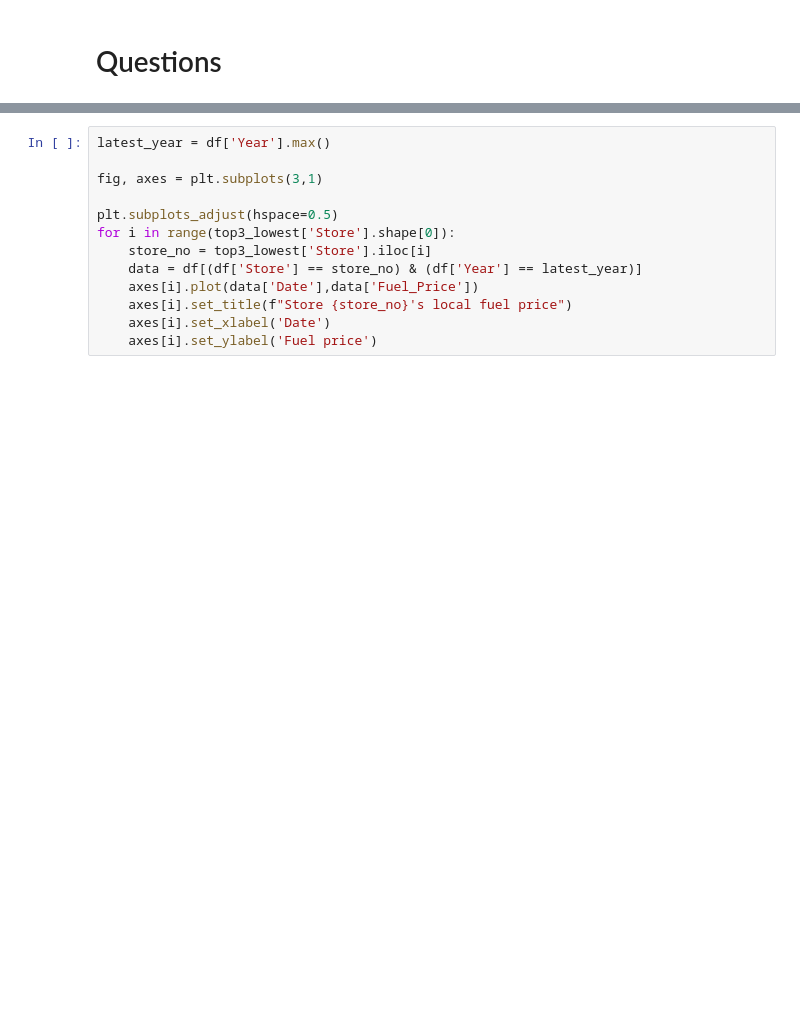
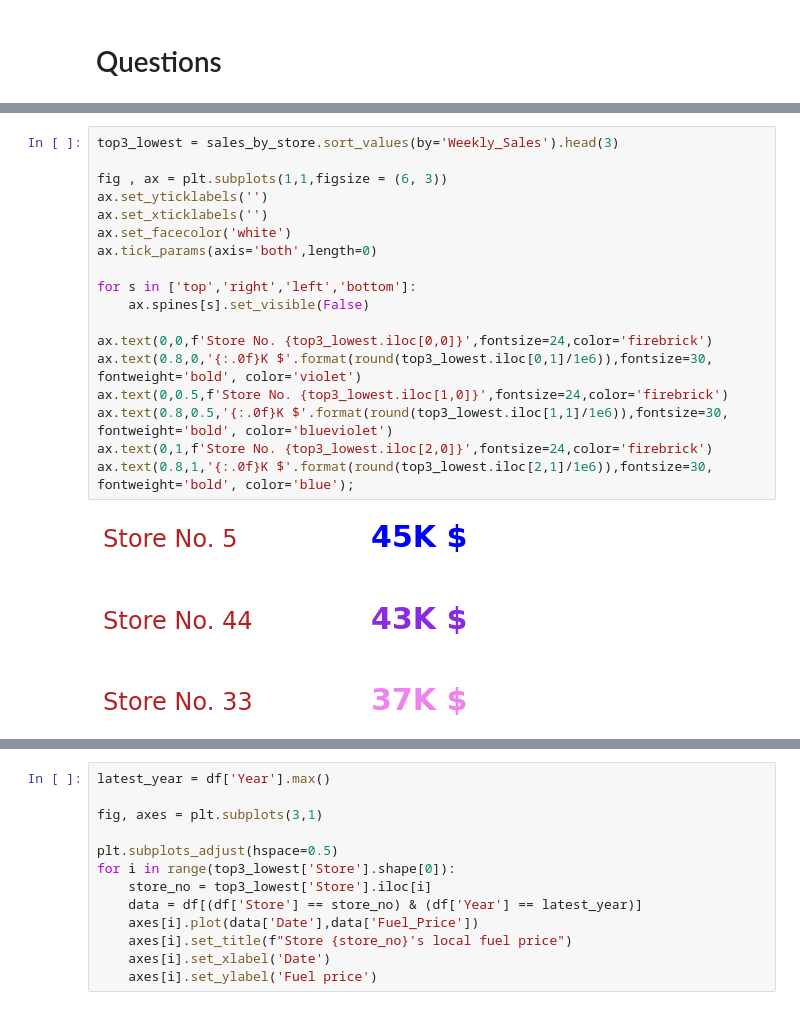
Before and after one commit to ndkhoa0704/DS-Tech-Final, a Jupyter notebook: khoanguyen.ipynb, the cells around one changed output, grey strips where cells are left out. Cells and saved outputs as stored; diff of their text form; blank space fills up the shorter version.

```diff
--- a/khoanguyen.ipynb
+++ b/khoanguyen.ipynb
@@ -80,0 +73,20 @@ top3_lowest
+# %%
+top3_lowest = sales_by_store.sort_values(by='Weekly_Sales').head(3)
+
+fig , ax = plt.subplots(1,1,figsize = (6, 3))
+ax.set_yticklabels('')
+ax.set_xticklabels('')
+ax.set_facecolor('white')
+ax.tick_params(axis='both',length=0)
+
+for s in ['top','right','left','bottom']:
+    ax.spines[s].set_visible(False)
+
+ax.text(0,0,f'Store No. {top3_lowest.iloc[0,0]}',fontsize=24,color='firebrick')
+ax.text(0.8,0,'{:.0f}K $'.format(round(top3_lowest.iloc[0,1]/1e6)),fontsize=30, fontweight='bold', color='violet')
+ax.text(0,0.5,f'Store No. {top3_lowest.iloc[1,0]}',fontsize=24,color='firebrick')
+ax.text(0.8,0.5,'{:.0f}K $'.format(round(top3_lowest.iloc[1,1]/1e6)),fontsize=30,  fontweight='bold', color='blueviolet')
+ax.text(0,1,f'Store No. {top3_lowest.iloc[2,0]}',fontsize=24,color='firebrick')
+ax.text(0.8,1,'{:.0f}K $'.format(round(top3_lowest.iloc[2,1]/1e6)),fontsize=30, fontweight='bold', color='blue');
+# %% [output]
+[figure, added]
```
Also changed, not shown: parts of 18 cells of this notebook.
